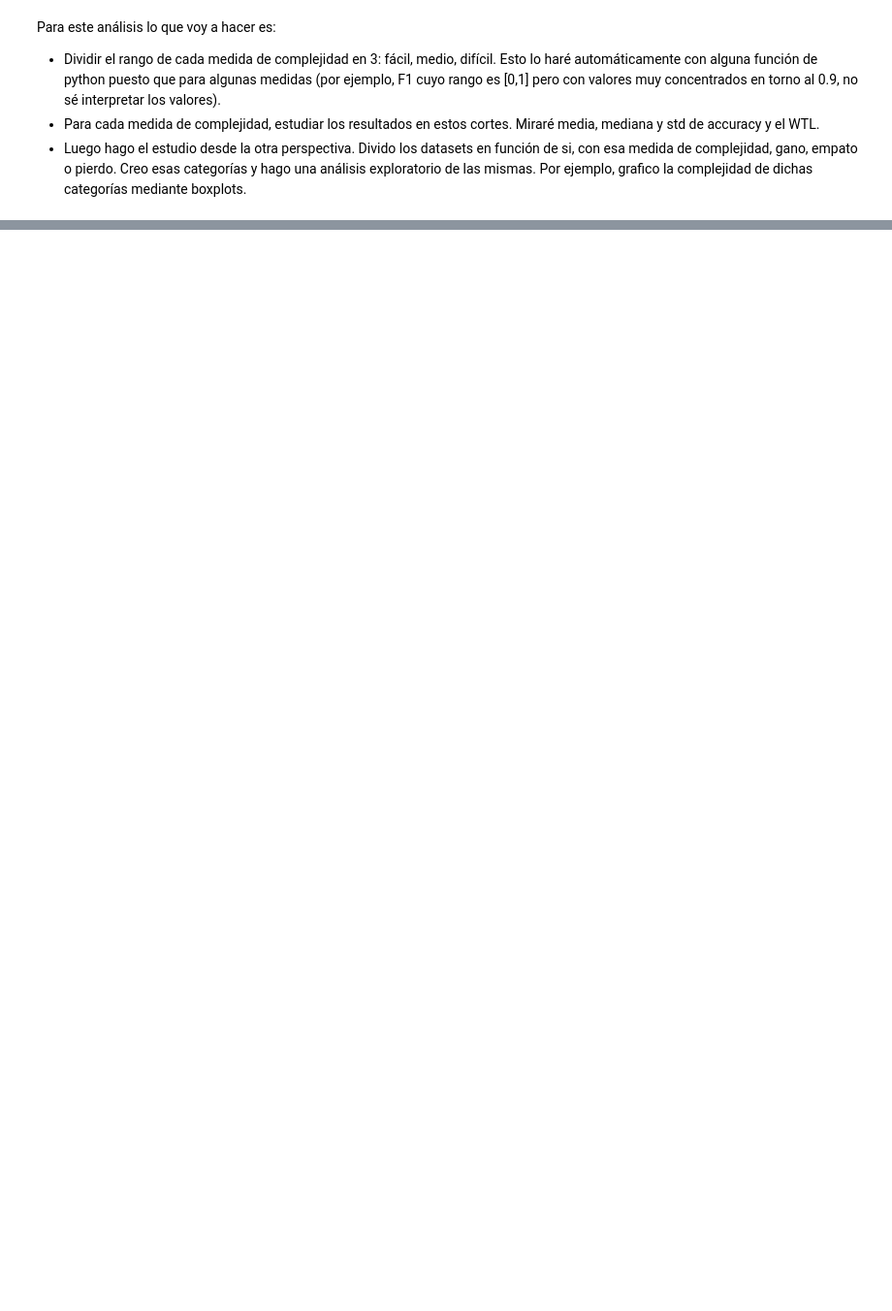
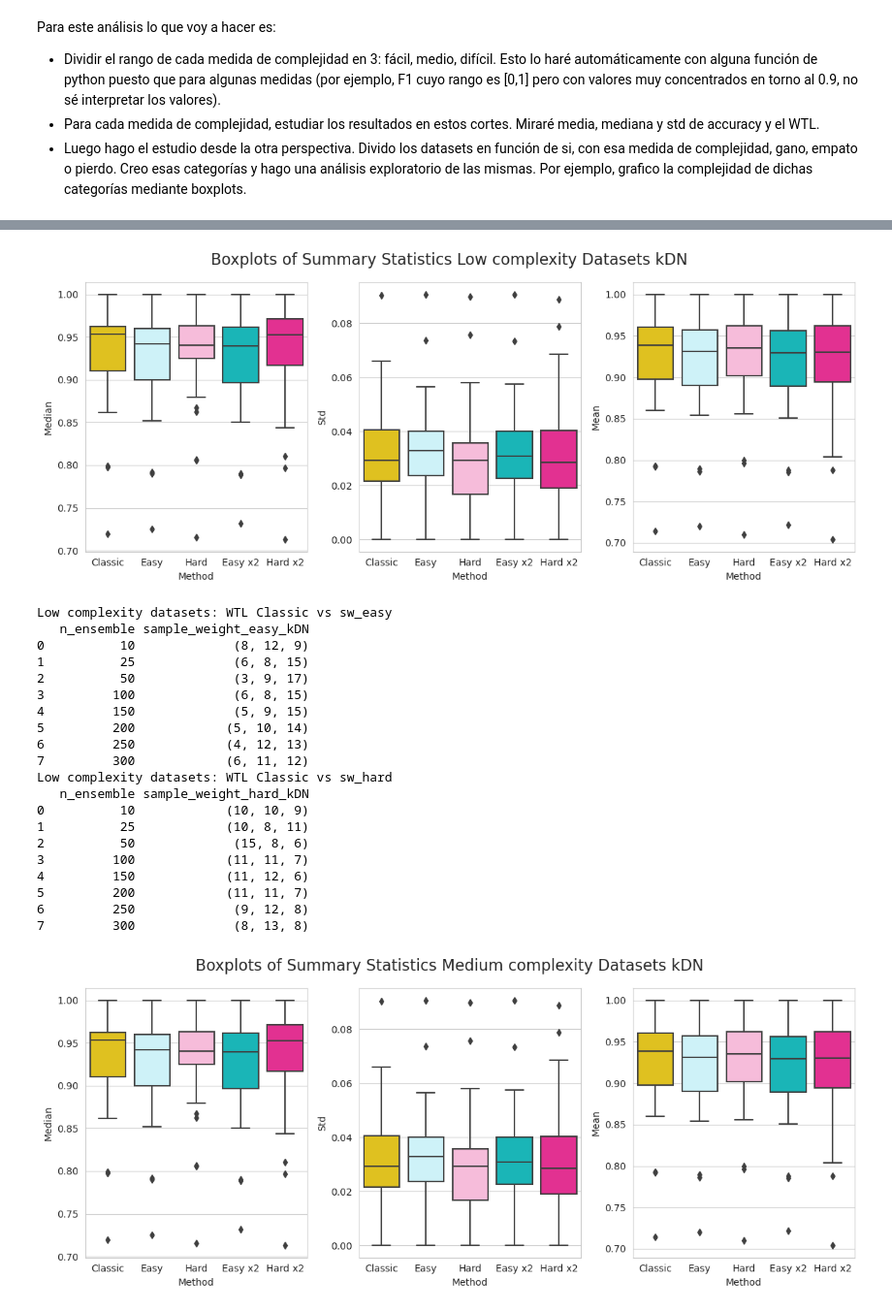
Before and after one commit to carmenlancho/EnsemblesComplexity, a Jupyter notebook: Notebooks/Analysis_GB_LevelOfComplexity.ipynb, the cells around one changed output, grey strips where cells are left out. Shown at 97% size. Cells and saved outputs as stored; diff of their text form; code cells hidden in the pictures; blank space fills up the shorter version.

```diff
--- a/Notebooks/Analysis_GB_LevelOfComplexity.ipynb
+++ b/Notebooks/Analysis_GB_LevelOfComplexity.ipynb
@@ -57,0 +531,27 @@ Para este análisis lo que voy a hacer es:
+# %%
+CM = 'kDN'
+loss_function = 'exponential'
+summary_pivot_low, summary_pivot_medium, summary_pivot_high, wtl_sw_easy_low, wtl_sw_easy_medium,wtl_sw_easy_high,wtl_sw_hard_low, wtl_sw_hard_medium, wtl_sw_hard_high = summary_CM_complexity_dataset(CM,all_datasets,df_complex, loss_function)
+# %% [output]
+[figure, added]
+Low complexity datasets: WTL Classic vs sw_easy
+   n_ensemble sample_weight_easy_kDN
+0          10             (8, 12, 9)
+1          25             (6, 8, 15)
+2          50             (3, 9, 17)
+3         100             (6, 8, 15)
+4         150             (5, 9, 15)
+5         200            (5, 10, 14)
+6         250            (4, 12, 13)
+7         300            (6, 11, 12)
+Low complexity datasets: WTL Classic vs sw_hard
+   n_ensemble sample_weight_hard_kDN
+0          10            (10, 10, 9)
+1          25            (10, 8, 11)
+2          50             (15, 8, 6)
+3         100            (11, 11, 7)
+4         150            (11, 12, 6)
+5         200            (11, 11, 7)
+6         250             (9, 12, 8)
+7         300             (8, 13, 8)
+[figure, added]
```
Also changed, not shown: parts of 25 cells of this notebook.
